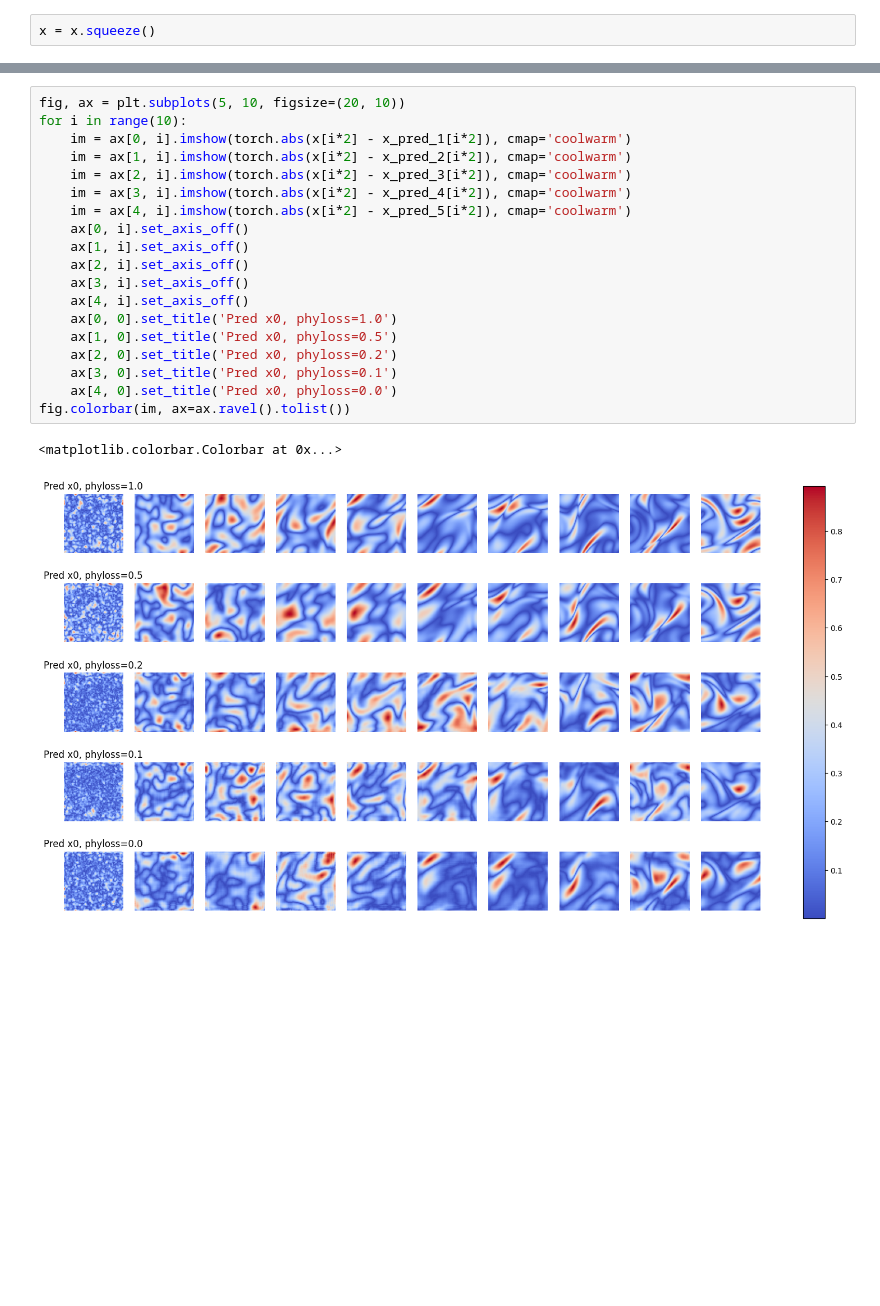
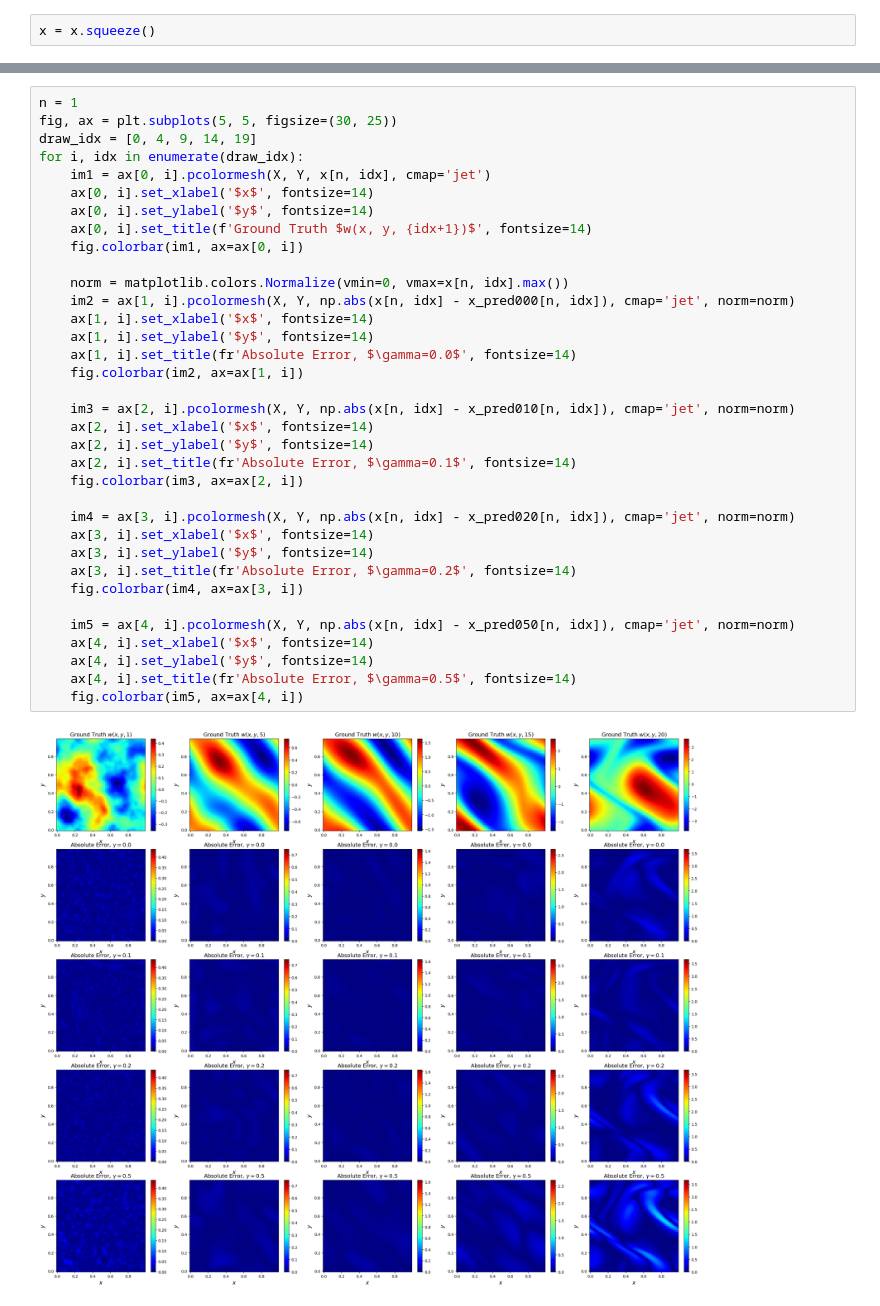
Before and after one commit to bookdiver/FluidDiff, a Jupyter notebook: models/ns_test.ipynb, the cells around one changed output, grey strips where cells are left out. Saved outputs shown, nothing was run; the diff lists cells and outputs as text; blank space fills up the shorter version.

```diff
--- a/models/ns_test.ipynb
+++ b/models/ns_test.ipynb
@@ -100,22 +280,37 @@ Error:
-# %%
-fig, ax = plt.subplots(5, 10, figsize=(20, 10))
-for i in range(10):
-    im = ax[0, i].imshow(torch.abs(x[i*2] - x_pred_1[i*2]), cmap='coolwarm')
-    im = ax[1, i].imshow(torch.abs(x[i*2] - x_pred_2[i*2]), cmap='coolwarm')
-    im = ax[2, i].imshow(torch.abs(x[i*2] - x_pred_3[i*2]), cmap='coolwarm')
-    im = ax[3, i].imshow(torch.abs(x[i*2] - x_pred_4[i*2]), cmap='coolwarm')
-    im = ax[4, i].imshow(torch.abs(x[i*2] - x_pred_5[i*2]), cmap='coolwarm')
-    ax[0, i].set_axis_off()
-    ax[1, i].set_axis_off()
-    ax[2, i].set_axis_off()
-    ax[3, i].set_axis_off()
-    ax[4, i].set_axis_off()
-    ax[0, 0].set_title('Pred x0, phyloss=1.0')
-    ax[1, 0].set_title('Pred x0, phyloss=0.5')
-    ax[2, 0].set_title('Pred x0, phyloss=0.2')
-    ax[3, 0].set_title('Pred x0, phyloss=0.1')
-    ax[4, 0].set_title('Pred x0, phyloss=0.0')
-fig.colorbar(im, ax=ax.ravel().tolist())
-# %% [output]
-<matplotlib.colorbar.Colorbar at 0x...>
-[figure, removed]
+# %%
+n = 1
+fig, ax = plt.subplots(5, 5, figsize=(30, 25))
+draw_idx = [0, 4, 9, 14, 19]
+for i, idx in enumerate(draw_idx):
+    im1 = ax[0, i].pcolormesh(X, Y, x[n, idx], cmap='jet')
+    ax[0, i].set_xlabel('$x$', fontsize=14)
+    ax[0, i].set_ylabel('$y$', fontsize=14)
+    ax[0, i].set_title(f'Ground Truth $w(x, y, {idx+1})$', fontsize=14)
+    fig.colorbar(im1, ax=ax[0, i])
+
+    norm = matplotlib.colors.Normalize(vmin=0, vmax=x[n, idx].max())
+    im2 = ax[1, i].pcolormesh(X, Y, np.abs(x[n, idx] - x_pred000[n, idx]), cmap='jet', norm=norm)
+    ax[1, i].set_xlabel('$x$', fontsize=14)
+    ax[1, i].set_ylabel('$y$', fontsize=14)
+    ax[1, i].set_title(fr'Absolute Error, $\gamma=0.0$', fontsize=14)
+    fig.colorbar(im2, ax=ax[1, i])
+
+    im3 = ax[2, i].pcolormesh(X, Y, np.abs(x[n, idx] - x_pred010[n, idx]), cmap='jet', norm=norm)
+    ax[2, i].set_xlabel('$x$', fontsize=14)
+    ax[2, i].set_ylabel('$y$', fontsize=14)
+    ax[2, i].set_title(fr'Absolute Error, $\gamma=0.1$', fontsize=14)
+    fig.colorbar(im3, ax=ax[2, i])
+
+    im4 = ax[3, i].pcolormesh(X, Y, np.abs(x[n, idx] - x_pred020[n, idx]), cmap='jet', norm=norm)
+    ax[3, i].set_xlabel('$x$', fontsize=14)
+    ax[3, i].set_ylabel('$y$', fontsize=14)
+    ax[3, i].set_title(fr'Absolute Error, $\gamma=0.2$', fontsize=14)
+    fig.colorbar(im4, ax=ax[3, i])
+
+    im5 = ax[4, i].pcolormesh(X, Y, np.abs(x[n, idx] - x_pred050[n, idx]), cmap='jet', norm=norm)
+    ax[4, i].set_xlabel('$x$', fontsize=14)
+    ax[4, i].set_ylabel('$y$', fontsize=14)
+    ax[4, i].set_title(fr'Absolute Error, $\gamma=0.5$', fontsize=14)
+    fig.colorbar(im5, ax=ax[4, i])
+# %% [output]
+[figure, added]
```
Also changed, not shown: parts of 47 cells of this notebook, 1 other file.
